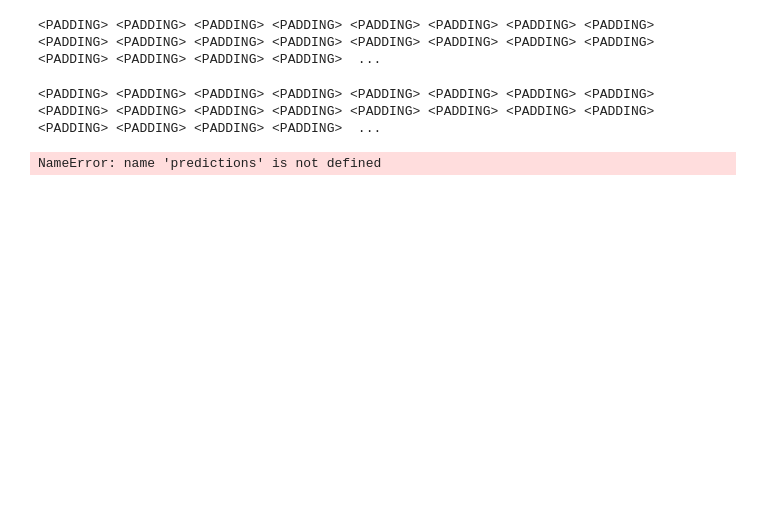
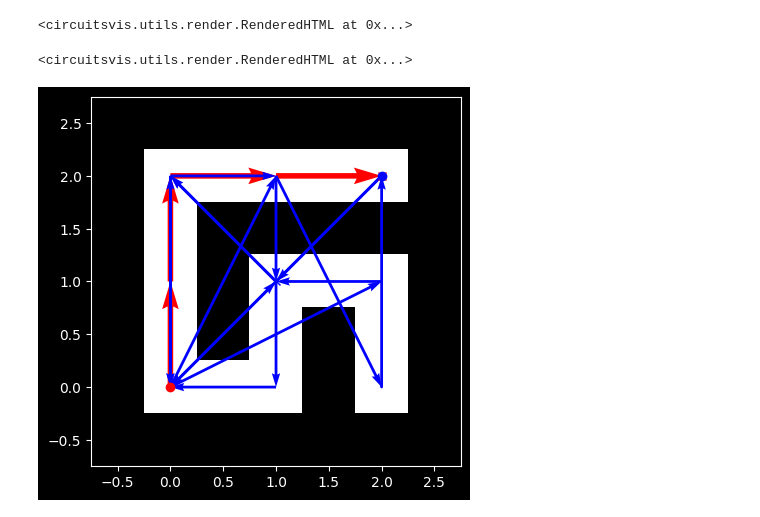
Before and after one commit to understanding-search/maze-transformer, a Jupyter notebook: notebooks/plot_attention.ipynb, the cells around one changed output. Drawn from its saved outputs; the diff is of its cells as text; code cells hidden in the pictures; blank space fills up the shorter version.

Commit message:
Refactor `eval_model.py` and associated notebooks to use TransformerLens model (#48)
Thanks for the input rusheb

```diff
--- a/notebooks/plot_attention.ipynb
+++ b/notebooks/plot_attention.ipynb
@@ -50,8 +64,6 @@ loaded model with 28M parameters
 # %%
-
 # generate a maze
-
-grid_n: int = data_cfg.grid_n
+grid_n: int = cfg.dataset_cfg.grid_n
 maze: LatticeMaze = LatticeMazeGenerators.gen_dfs((grid_n, grid_n))
 c_start = (0, 0)
 c_end = (grid_n - 1, grid_n - 1)
@@ -71,15 +83,16 @@ solved_maze: MazeTokenizer = MazeTokenizer(
 )
 
 # tokenize the maze
-maze_only_tokens: list[str] = solved_maze.as_tokens(data_cfg.node_token_map , solution = False) + [ SPECIAL_TOKENS["start_path"] ]
+maze_only_tokens: list[str] = solved_maze.as_tokens(cfg.dataset_cfg.node_token_map , solution = False) + [ SPECIAL_TOKENS["start_path"] ]
 
 print("maze tokens:", maze_only_tokens)
 
 array_nopad = torch.tensor(
-	[ data_cfg.tokenizer_map[t] for t in maze_only_tokens ],
+	[ cfg.dataset_cfg.tokenizer_map[t] for t in maze_only_tokens ],
 	dtype=torch.int32,
 	device="cpu",
 )
-
-array: ATensor = pad_sequence(array_nopad, model_cfg)
+array = array_nopad
+# print(model.to_tokens(maze_only_tokens))
+# array: torch.Tensor = pad_sequence(array_nopad, cfg)
 # %% [output]
@@ -87,24 +100,17 @@ maze tokens: ['<ADJLIST_START>', '(2,1)', '<-->', '(2,2)', ';', '(2,2)', '<-->',
 # %%
 # have the model predict some tokens
+context_str: list[str] = maze_only_tokens
 
-n_positions: int = model_cfg.n_positions
-
-context_str: list[str] = maze_only_tokens[-model.config.n_positions:]
-# left pad with <NULL>
-context_str = [
-	SPECIAL_TOKENS["padding"]
-	for _ in range(
-		n_positions - len(context_str)
-	)
-] + context_str
 # escape for html
 context_str = [ html.escape(t) for t in context_str ]
-context_tokenized: list[int] = array[-model.config.n_positions:]
 
+array_tensor = torch.tensor(array).long().unsqueeze(0).to(device)
 with torch.no_grad():
-	output = model(array[-model.config.n_positions:])
+	logits, cache = model.run_with_cache(array_tensor)
 
-print(f"{output.logits.shape = }\n{len(output.attentions) = }\n{[x.shape for x in output.attentions] = }")
+attentions = [w for k, w in cache.items() if 'hook_pattern' in k]
+print(f"{logits.shape = }\n{len(attentions) = }\n{[x.shape for x in attentions] = }")
 
-# `output.attentions` is a tuple of tensors, where each element of the tuple corresponds to a layer. The tensor has dimensions (1, n_heads, n_positions, n_positions)
+# `output.attentions` is a tuple of tensors, where each element of the tuple corresponds to a layer.
+#  The tensor has dimensions (1, n_heads, n_positions, n_positions)
 # %% [output]
@@ -140,37 +121,44 @@ plt.show()
-# %%
-# for layer_idx, layer in enumerate(output.attentions):
-layer = output.attentions[-1]
-head_cmaps: list[str] = [ "Blues", "Reds" ]
-for head_idx, head in enumerate(layer[0]):
-	head_np = head.cpu().numpy()
-	final_attn = np.power(head_np[-1], 1/4)
-	words_colored = colorize(context_str, final_attn, cmap = head_cmaps[head_idx])
-	IPython.display.display(IPython.display.HTML(words_colored))
-# %% [output]
-<PADDING> <PADDING> <PADDING> <PADDING> <PADDING> <PADDING> <PADDING> <PADDING> <PADDING> <PADDING> <PADDING> <PADDING> <PADDING> <PADDING> <PADDING> <PADDING> <PADDING> <PADDING> <PADDING> <PADDING>  ...
-<PADDING> <PADDING> <PADDING> <PADDING> <PADDING> <PADDING> <PADDING> <PADDING> <PADDING> <PADDING> <PADDING> <PADDING> <PADDING> <PADDING> <PADDING> <PADDING> <PADDING> <PADDING> <PADDING> <PADDING>  ...
+# %%
+from circuitsvis.attention import attention_heads
+n_layers: int = len(attentions)
+n_heads: int = attentions[0].shape[1]
+n_tokens: int = attentions[0].shape[2]
+attention_to_plot = torch.concatenate(attentions, dim=0).reshape(-1, n_tokens, n_tokens)
+attention_head_names = [f"Layer {i} Head {j}" for i in range(n_layers) for j in range(n_heads)]
+attention_heads(attention_to_plot,maze_only_tokens, attention_head_names)
+# %% [output]
+<circuitsvis.utils.render.RenderedHTML at 0x...>
+# %%
+from circuitsvis.tokens import colored_tokens_multi
+#! ALEX note - there used to be a np.power(head_np, 1/4) here, not sure what that's about?
+FROM_TOKEN = -1 # Look at attention from this token position to the rest of the sequence
+attentions_from_token = torch.concatenate([w[0, :, FROM_TOKEN, :] for w in attentions], dim=0)
+colored_tokens_multi(context_str, attentions_from_token.T, labels=attention_head_names)
+# %% [output]
+<circuitsvis.utils.render.RenderedHTML at 0x...>
 # %%
-print(predictions)
+eos_id = cfg.dataset_cfg.tokenizer_map[SPECIAL_TOKENS["end_path"]]
+predictions = model.generate(array_tensor, max_new_tokens=50,
+                        	eos_token_id=eos_id, stop_at_eos=True)
+#! TODO stop_eos to True once wrapped tokenizer is in the HookedTransformer
 
 # decode the tokens
-predicted_tokens = [ data_cfg.token_arr[t] for t in predictions[0] ]
-
-print(predicted_tokens)
+predicted_tokens = [ cfg.dataset_cfg.token_arr[t] for t in predictions[0] ]
 
 path_predicted: list[tuple[int,int]] = decode_maze_tokens_to_coords(
 	predicted_tokens[len(maze_only_tokens):],
-	mazedata_cfg = data_cfg,
+	mazedata_cfg = cfg.dataset_cfg,
 	when_noncoord = "skip",
 )
 
 # plot the maze and both solutions
 # for label, fmt, color, path in paths
 plot_multi_paths(
 	maze = maze,
 	paths = [
 		PathFormat(path_true, "true", "-", "red", {'width': 0.015}),
 		PathFormat(np.array(path_predicted), "predicted", ":", "blue", {}),
 	],
 )
 # %% [output]
-NameError: name 'predictions' is not defined
+[figure, added]
```
Also changed, not shown: parts of 7 cells of this notebook, 12 other files.
